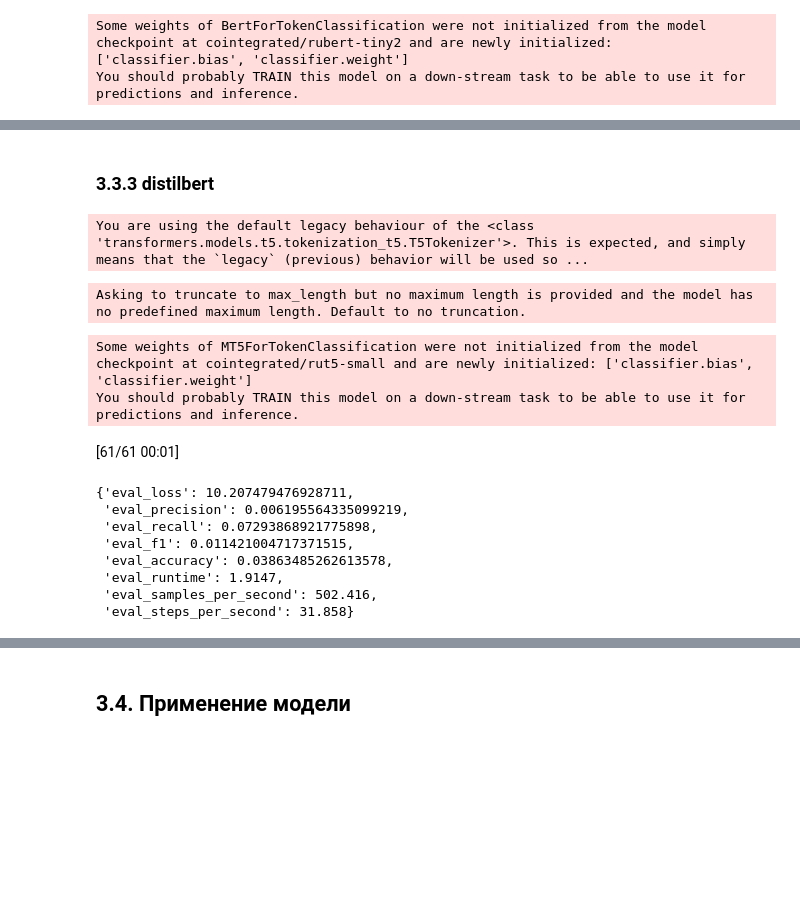
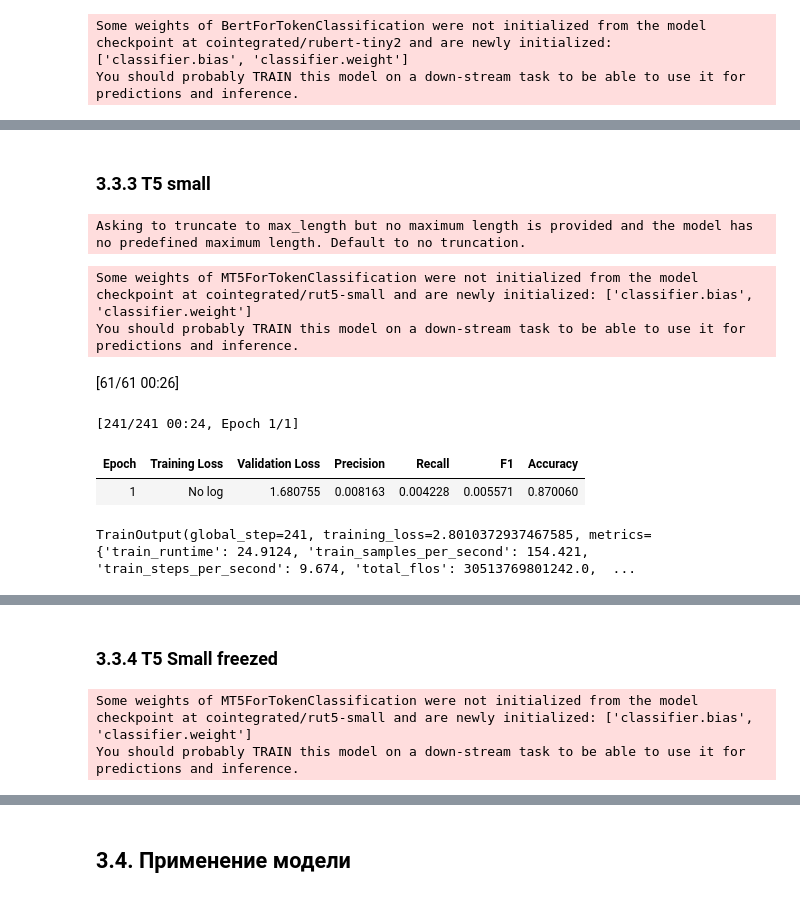
Before and after one commit to Falconwatch/llm_course, a Jupyter notebook: HW2/ДЗ2_done.ipynb, the cells around one changed output, grey strips where cells are left out. Saved outputs shown, nothing was run; the diff lists cells and outputs as text; code cells hidden in the pictures; blank space fills up the shorter version.

Commit message:
t5 small freezed

```diff
--- a/HW2/ДЗ2_done.ipynb
+++ b/HW2/ДЗ2_done.ipynb
@@ -420,5 +420,5 @@ add_result(rtuf_predictions.metrics, "rubert_tiny_unfreezed")
 # %% [output]
 [interactive output not drawn]
 # %% [markdown]
-### 3.3.3 distilbert
+### 3.3.3 T5 small
 # %%
@@ -426,36 +426,35 @@ rob_checkpoint = "cointegrated/rut5-small"
 batch_size = 16
 # %%
-rob_tokenizer = AutoTokenizer.from_pretrained(rob_checkpoint)
+t5_tokenizer = AutoTokenizer.from_pretrained(t5_checkpoint)
 
-def compute_metrics_rob(p):
-  return compute_metrics_common(p, rob_tokenizer)
+def compute_metrics_t5(p):
+  return compute_metrics_common(p, t5_tokenizer)
 
-def tokenize_and_align_labels_rob(examples,label_all_tokens=False):
+def tokenize_and_align_labels_t5(examples,label_all_tokens=False):
   return tokenize_and_align_labels_common(examples=examples,
-                                          tokenizer=rob_tokenizer,
+                                          tokenizer=t5_tokenizer,
                                           )
 
-rob_tokenized_datasets = ner_data.map(tokenize_and_align_labels_rob, batched=True)
-rob_data_collator = DataCollatorForTokenClassification(rob_tokenizer)
+t5_tokenized_datasets = ner_data.map(tokenize_and_align_labels_t5, batched=True)
+t5_data_collator = DataCollatorForTokenClassification(t5_tokenizer)
 # %% [output]
-You are using the default legacy behaviour of the <class 'transformers.models.t5.tokenization_t5.T5Tokenizer'>. This is expected, and simply means that the `legacy` (previous) behavior will be used so ...
+Asking to truncate to max_length but no maximum length is provided and the model has no predefined maximum length. Default to no truncation.
-Asking to truncate to max_length but no maximum length is provided and the model has no predefined maximum length. Default to no truncation.
 # %%
-rob = AutoModelForTokenClassification.from_pretrained(rob_checkpoint,
+t5 = AutoModelForTokenClassification.from_pretrained(t5_checkpoint,
                                                        num_labels=len(label_list),
                                                        device_map="cuda"
                                  )
 
-rob.config.id2label = dict(enumerate(label_list))
-rob.config.label2id = {v: k for k, v in rob.config.id2label.items()}
+t5.config.id2label = dict(enumerate(label_list))
+t5.config.label2id = {v: k for k, v in t5.config.id2label.items()}
 
-for param in rob.modules():
+for param in t5.modules():
     param.requires_grad = True
 # %% [output]
 Some weights of MT5ForTokenClassification were not initialized from the model checkpoint at cointegrated/rut5-small and are newly initialized: ['classifier.bias', 'classifier.weight']
 You should probably TRAIN this model on a down-stream task to be able to use it for predictions and inference.
 # %%
-rob_args = TrainingArguments(
+t5_args = TrainingArguments(
     "ner",
     evaluation_strategy = "epoch",
     learning_rate=1e-5,
@@ -468,26 +467,22 @@ rob_args = TrainingArguments(
     include_inputs_for_metrics=True,
 )
 
-rob_trainer = Trainer(
-    rob,
-    rob_args,
-    train_dataset=rob_tokenized_datasets["train"],
-    eval_dataset=rob_tokenized_datasets["test"],
-    data_collator=rob_data_collator,
-    tokenizer=rob_tokenizer,
-    compute_metrics=compute_metrics_rob
+t5_trainer = Trainer(
+    t5,
+    t5_args,
+    train_dataset=t5_tokenized_datasets["train"],
+    eval_dataset=t5_tokenized_datasets["test"],
+    data_collator=t5_data_collator,
+    tokenizer=t5_tokenizer,
+    compute_metrics=compute_metrics_t5
 )
 # %%
-rob_trainer.evaluate()
-rob_trainer.train()
+t5_trainer.evaluate()
+t5_trainer.train()
 # %% [output]
-[61/61 00:01]
+[61/61 00:26]
-{'eval_loss': 10.207479476928711,
- 'eval_precision': 0.006195564335099219,
- 'eval_recall': 0.07293868921775898,
- 'eval_f1': 0.011421004717371515,
- 'eval_accuracy': 0.03863485262613578,
- 'eval_runtime': 1.9147,
- 'eval_samples_per_second': 502.416,
- 'eval_steps_per_second': 31.858}
+[241/241 00:24, Epoch 1/1]
+| Epoch | Training Loss | Validation Loss | Precision | Recall | F1 | Accuracy |
+| 1 | No log | 1.680755 | 0.008163 | 0.004228 | 0.005571 | 0.870060 |
+TrainOutput(global_step=241, training_loss=2.8010372937467585, metrics={'train_runtime': 24.9124, 'train_samples_per_second': 154.421, 'train_steps_per_second': 9.674, 'total_flos': 30513769801242.0,  ...
 # %%
@@ -498,2 +493,18 @@ add_result(rob_predictions.metrics, "rut5-small")
 # %% [output]
 [interactive output not drawn]
+# %% [markdown]
+### 3.3.4 T5 Small freezed
+# %%
+t5_freezed = AutoModelForTokenClassification.from_pretrained(t5_checkpoint,
+                                                       num_labels=len(label_list),
+                                                       device_map="cuda"
+                                 )
+
+t5_freezed.config.id2label = dict(enumerate(label_list))
+t5_freezed.config.label2id = {v: k for k, v in t5_freezed.config.id2label.items()}
+
+for param in t5_freezed.modules():
+    param.requires_grad = False
+# %% [output]
+Some weights of MT5ForTokenClassification were not initialized from the model checkpoint at cointegrated/rut5-small and are newly initialized: ['classifier.bias', 'classifier.weight']
+You should probably TRAIN this model on a down-stream task to be able to use it for predictions and inference.
```
Also changed, not shown: parts of 9 cells of this notebook.
